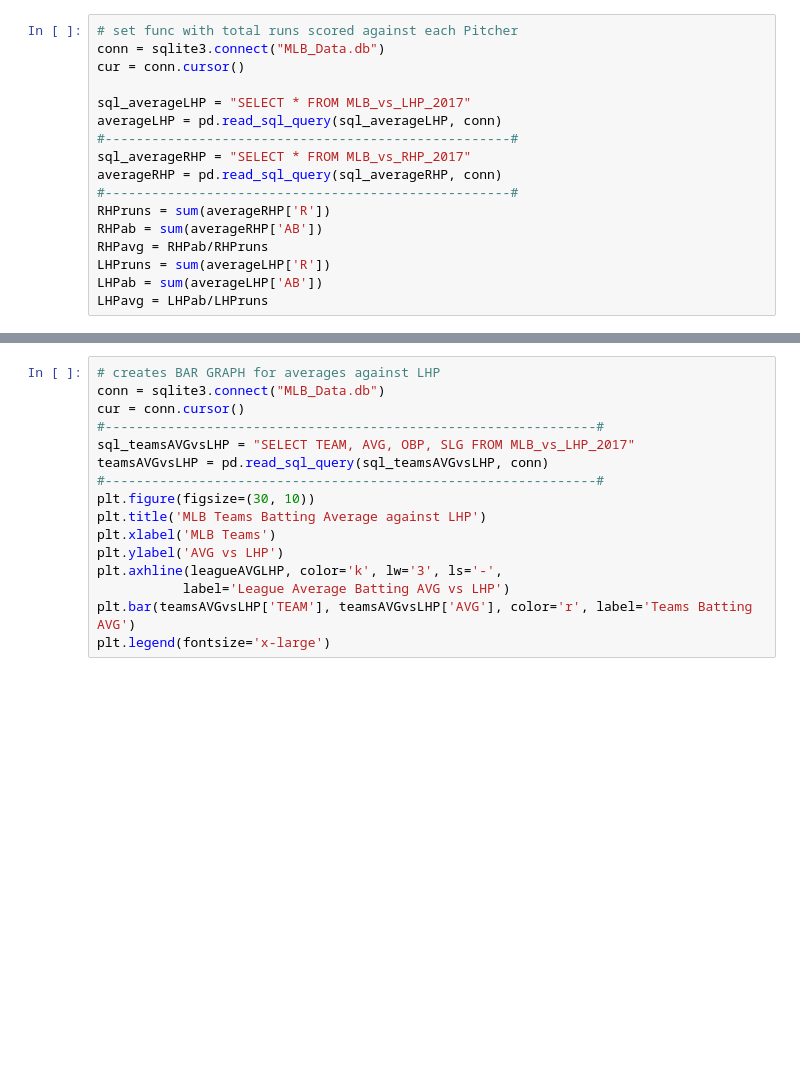
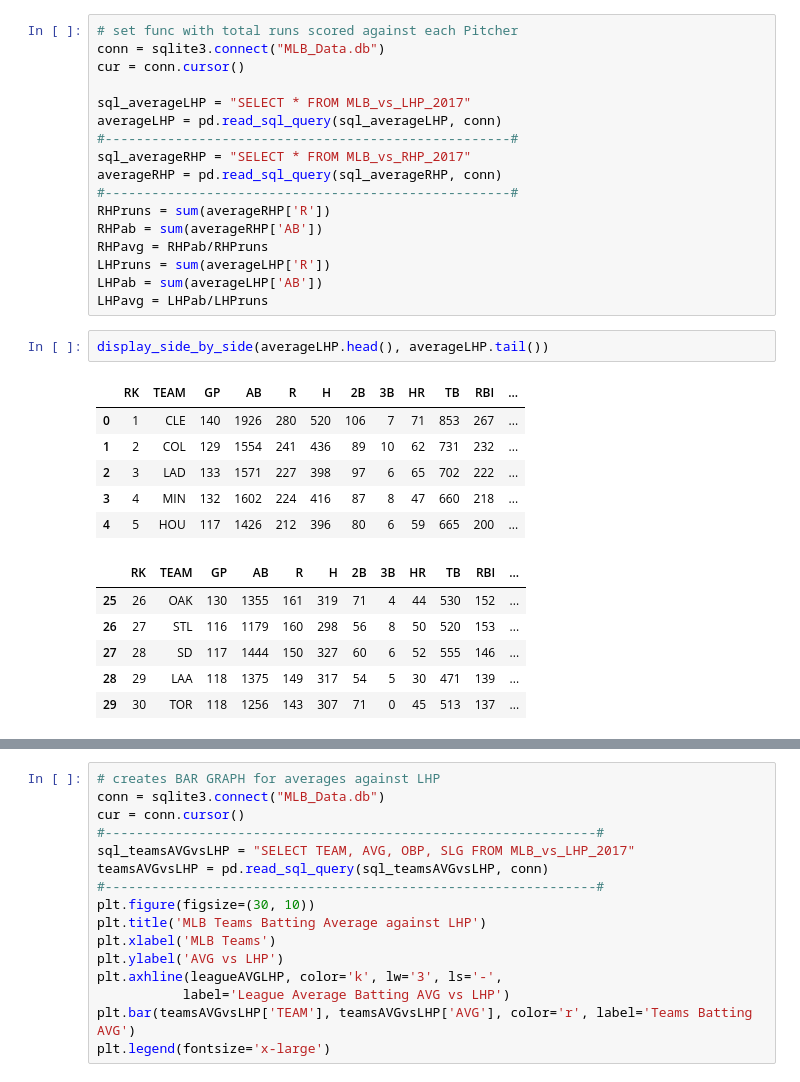
Before and after one commit to DFrancis84/Code_Louisville_Python, a Jupyter notebook: Code_Louisville_Project.ipynb, the cells around one changed output, grey strips where cells are left out. Cells and saved outputs as stored; diff of their text form; blank space fills up the shorter version.

```diff
--- a/Code_Louisville_Project.ipynb
+++ b/Code_Louisville_Project.ipynb
@@ -54,3 +53,18 @@ RHPavg = RHPab/RHPruns
 LHPruns = sum(averageLHP['R'])
 LHPab = sum(averageLHP['AB'])
 LHPavg = LHPab/LHPruns
+# %%
+display_side_by_side(averageLHP.head(), averageLHP.tail())
+# %% [output]
+|  | RK | TEAM | GP | AB | R | H | 2B | 3B | HR | TB | RBI | ... |
+| 0 | 1 | CLE | 140 | 1926 | 280 | 520 | 106 | 7 | 71 | 853 | 267 | ... |
+| 1 | 2 | COL | 129 | 1554 | 241 | 436 | 89 | 10 | 62 | 731 | 232 | ... |
+| 2 | 3 | LAD | 133 | 1571 | 227 | 398 | 97 | 6 | 65 | 702 | 222 | ... |
+| 3 | 4 | MIN | 132 | 1602 | 224 | 416 | 87 | 8 | 47 | 660 | 218 | ... |
+| 4 | 5 | HOU | 117 | 1426 | 212 | 396 | 80 | 6 | 59 | 665 | 200 | ... |
+|  | RK | TEAM | GP | AB | R | H | 2B | 3B | HR | TB | RBI | ... |
+| 25 | 26 | OAK | 130 | 1355 | 161 | 319 | 71 | 4 | 44 | 530 | 152 | ... |
+| 26 | 27 | STL | 116 | 1179 | 160 | 298 | 56 | 8 | 50 | 520 | 153 | ... |
+| 27 | 28 | SD | 117 | 1444 | 150 | 327 | 60 | 6 | 52 | 555 | 146 | ... |
+| 28 | 29 | LAA | 118 | 1375 | 149 | 317 | 54 | 5 | 30 | 471 | 139 | ... |
+| 29 | 30 | TOR | 118 | 1256 | 143 | 307 | 71 | 0 | 45 | 513 | 137 | ... |
```
Also changed, not shown: parts of 7 cells of this notebook, 1 other file.
